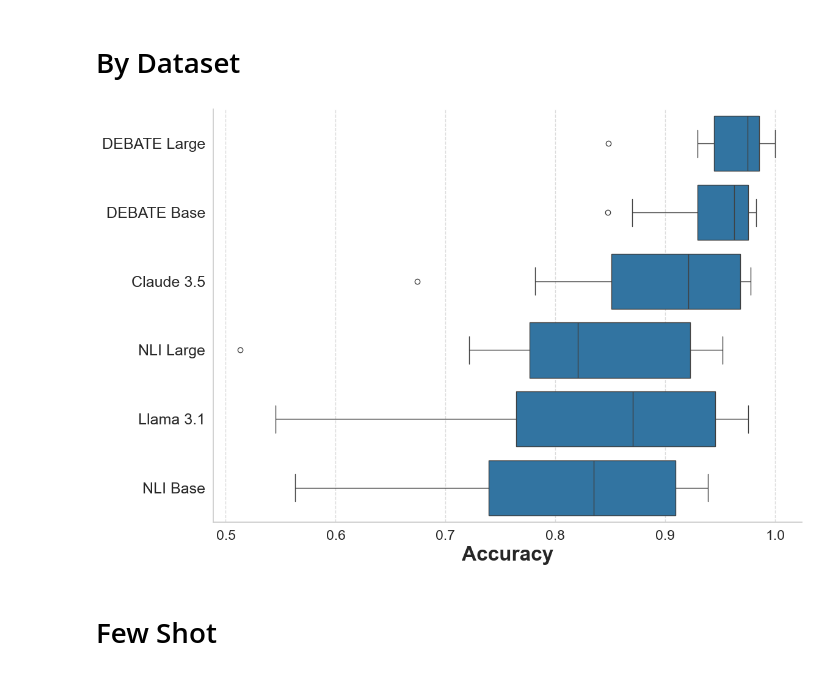
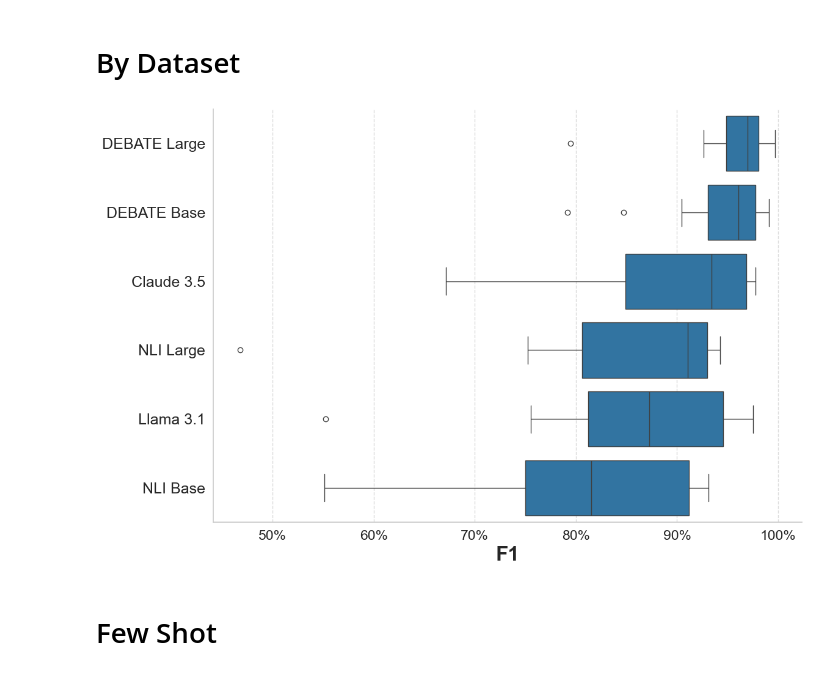
Before and after one commit to MLBurnham/pol_DEBATE, a Jupyter notebook: analysis/plots.ipynb, the cells around one changed output. Drawn from its saved outputs; the diff is of its cells as text; code cells hidden in the pictures.

```diff
--- a/analysis/plots.ipynb
+++ b/analysis/plots.ipynb
@@ -191,7 +173,7 @@ plt.show()
 # %% [markdown]
 # By Dataset
 # %%
-metric = 'Accuracy'
+metric = 'F1'
 tasks = ['PoliStance_Affect', 'PoliStance_Affect_QT',
        'acled_event_entailment', 'argument_quality_ranking_entailment',
        'bill_summary_entailment', 'dehumanizing_hatespeech_entailment',
@@ -201,34 +183,35 @@ tasks = ['PoliStance_Affect', 'PoliStance_Affect_QT',
        'violent_hatespeech_entailment']
 
 modelorder = ["DEBATE Large", "DEBATE Base", "Claude 3.5", "NLI Large", "Llama 3.1", "NLI Base"]
 
 data = df[df['Task'].isin(tasks)].copy()
 data['Model'] = pd.Categorical(data['Model'], categories=modelorder, ordered=True)
 bar_color = sns.color_palette("colorblind")[0]
 
 # Set the figure size for better visibility
 plt.figure(figsize=(12, 8))
 
 # Create the box plot
 sns.boxplot(
     x=metric,           # X-axis
     y='Model',        # Y-axis
     data=data,         # Your DataFrame
     fill=bar_color  # Use a colorblind-friendly palette
 )
 sns.despine(top=True, right=True)
 # Label the axes
 plt.xlabel(metric, fontweight = 'bold', size = 24)
 plt.ylabel('')
 plt.tick_params(axis='y', which='major', labelsize=18)
+plt.xticks(ticks = [.5, .6, .7, .8, .9, 1], labels = ['50%', '60%', '70%', '80%', '90%', '100%'])
 plt.grid(axis='x', which='both', linestyle='--', alpha=0.7)
 # Improve layout
 plt.tight_layout()
 plt.savefig(r'../plots/test_datasets_{}.png'.format(metric), dpi = 300)
 # Show the plot
 plt.show()
 # %% [output]
-[figure, old version]
+[figure, new version]
 # %% [markdown]
 # Few Shot
 # %%
```
Also changed, not shown: parts of 6 cells of this notebook.
